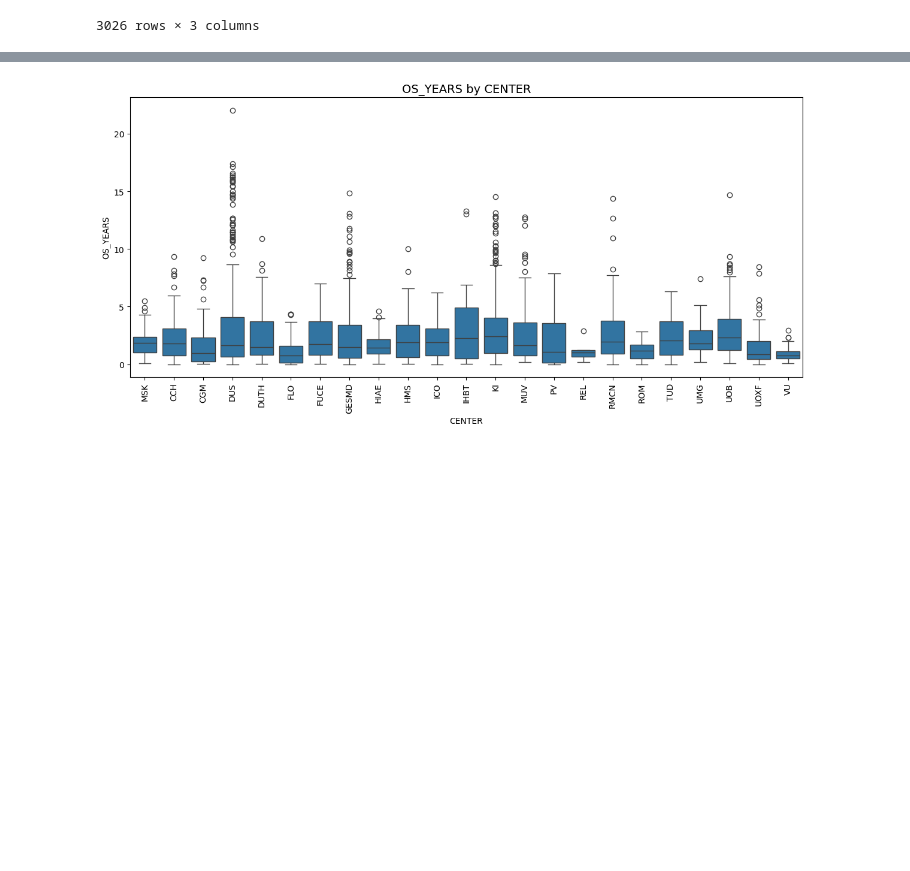
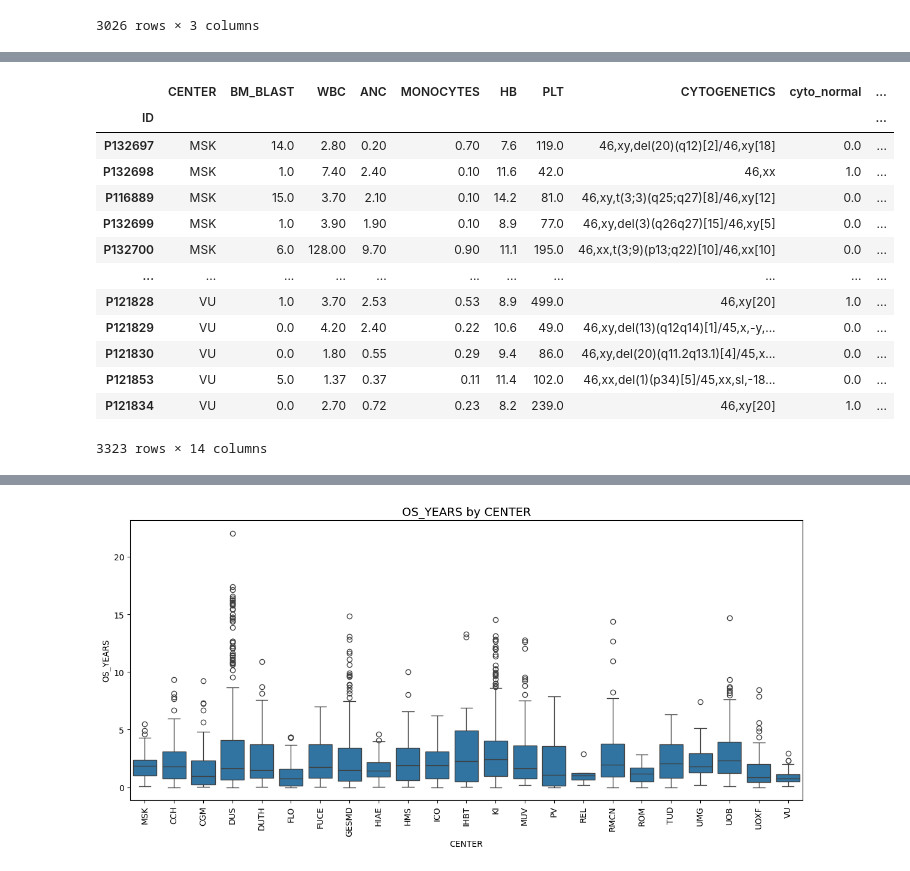
Before and after one commit to od121212/Leukemia-Survival-Rate, a Jupyter notebook: Sandbox.ipynb, the cells around one changed output, grey strips where cells are left out. Drawn from its saved outputs; the diff is of its cells as text; code cells hidden in the pictures; blank space fills up the shorter version.

Commit message:
splitting Cytogenetics

```diff
--- a/Sandbox.ipynb
+++ b/Sandbox.ipynb
@@ -49,3 +49,10 @@ final_df = df.join(mol_agg)
 | P132728 | 5 | 0.442640 | 0.4580 |
 | P132729 | 4 | 0.253075 | 0.4970 |
 3026 rows × 3 columns
+# %%
+cyto = final_df['CYTOGENETICS'].str.lower()
+
+cyto = cyto.str.replace(r'\[.*?\]', '', regex=True)  # enlève [20]
+cyto = cyto.str.replace('onfish', '', regex=False)
+cyto = cyto.str.strip()
+cyto
@@ -51,0 +73,23 @@ final_df = df.join(mol_agg)
+# %%
+df['cyto_normal'] = cyto.str.fullmatch(r'46,(xx|xy)').astype(float)
+df['cyto_complex'] = cyto.str.contains('complex', na=False).astype(int)
+df['monosomy_7'] = cyto.str.contains(r'-7', na=False).astype(int)
+df['trisomy_8'] = cyto.str.contains(r'\+8', na=False).astype(int)
+df['del_5q'] = cyto.str.contains(r'del\(5', na=False).astype(int)
+df['t_3_3'] = cyto.str.contains(r't\(3;3\)', na=False).astype(int)
+df
+# %% [output]
+|  | CENTER | BM_BLAST | WBC | ANC | MONOCYTES | HB | PLT | CYTOGENETICS | cyto_normal | ... |
+| ID |  |  |  |  |  |  |  |  |  | ... |
+| P132697 | MSK | 14.0 | 2.80 | 0.20 | 0.70 | 7.6 | 119.0 | 46,xy,del(20)(q12)[2]/46,xy[18] | 0.0 | ... |
+| P132698 | MSK | 1.0 | 7.40 | 2.40 | 0.10 | 11.6 | 42.0 | 46,xx | 1.0 | ... |
+| P116889 | MSK | 15.0 | 3.70 | 2.10 | 0.10 | 14.2 | 81.0 | 46,xy,t(3;3)(q25;q27)[8]/46,xy[12] | 0.0 | ... |
+| P132699 | MSK | 1.0 | 3.90 | 1.90 | 0.10 | 8.9 | 77.0 | 46,xy,del(3)(q26q27)[15]/46,xy[5] | 0.0 | ... |
+| P132700 | MSK | 6.0 | 128.00 | 9.70 | 0.90 | 11.1 | 195.0 | 46,xx,t(3;9)(p13;q22)[10]/46,xx[10] | 0.0 | ... |
+| ... | ... | ... | ... | ... | ... | ... | ... | ... | ... | ... |
+| P121828 | VU | 1.0 | 3.70 | 2.53 | 0.53 | 8.9 | 499.0 | 46,xy[20] | 1.0 | ... |
+| P121829 | VU | 0.0 | 4.20 | 2.40 | 0.22 | 10.6 | 49.0 | 46,xy,del(13)(q12q14)[1]/45,x,-y,... | 0.0 | ... |
+| P121830 | VU | 0.0 | 1.80 | 0.55 | 0.29 | 9.4 | 86.0 | 46,xy,del(20)(q11.2q13.1)[4]/45,x... | 0.0 | ... |
+| P121853 | VU | 5.0 | 1.37 | 0.37 | 0.11 | 11.4 | 102.0 | 46,xx,del(1)(p34)[5]/45,xx,sl,-18... | 0.0 | ... |
+| P121834 | VU | 0.0 | 2.70 | 0.72 | 0.23 | 8.2 | 239.0 | 46,xy[20] | 1.0 | ... |
+3323 rows × 14 columns
```
Also changed, not shown: parts of 6 cells of this notebook, 2 other files.
